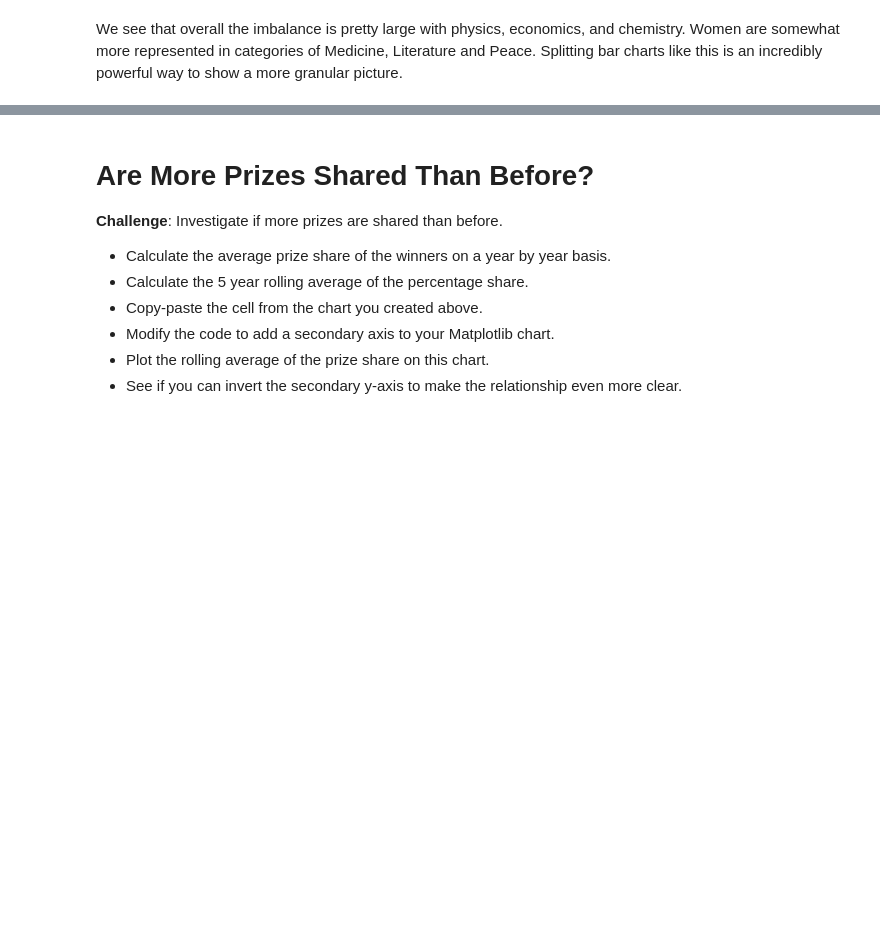
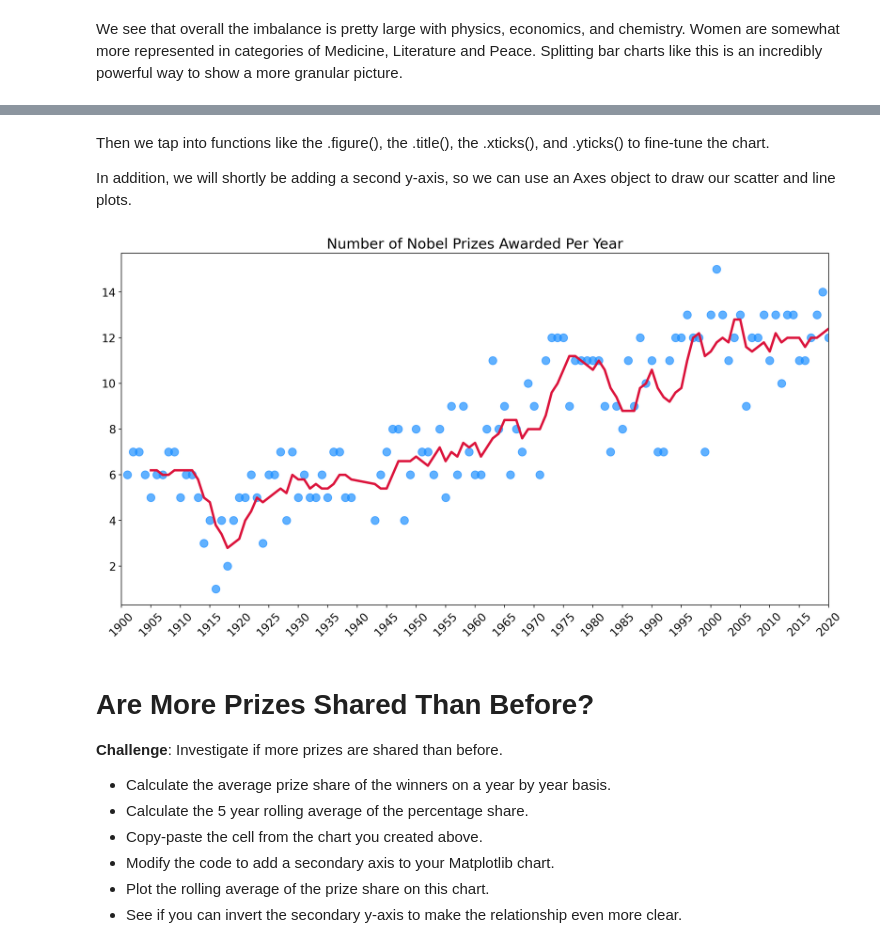
Before and after one commit to ksg-dev/nobel-price-analysis, a Jupyter notebook: Nobel_Prize_Analysis_(start).ipynb, the cells around one changed output, grey strips where cells are left out. Saved outputs shown, nothing was run; the diff lists cells and outputs as text; code cells hidden in the pictures; blank space fills up the shorter version.

```diff
--- a/Nobel_Prize_Analysis_(start).ipynb
+++ b/Nobel_Prize_Analysis_(start).ipynb
@@ -479,3 +521,40 @@ We see that overall the imbalance is pretty large with physics, economics, and c
+# %% [markdown]
+Then we tap into functions like the .figure(), the .title(), the .xticks(), and .yticks() to fine-tune the chart.
+
+In addition, we will shortly be adding a second y-axis, so we can use an Axes object to draw our scatter and line plots.
+# %%
+plt.figure(figsize=(16,8), dpi=200)
+
+plt.title('Number of Nobel Prizes Awarded Per Year', fontsize=18)
+
+plt.yticks(fontsize=14)
+plt.xticks(
+    ticks=np.arange(1900, 2021, step=5),
+    fontsize=14,
+    rotation=45
+)
+
+ax=plt.gca() # Get current axis
+ax.set_xlim(1900, 2020)
+
+ax.scatter(
+    x=prizes_by_year.index,
+    y=prizes_by_year.values,
+    c='dodgerblue',
+    alpha=0.7,
+    s=100
+)
+
+ax.plot(
+    prizes_by_year.index,
+    moving_avg.values,
+    c='crimson',
+    linewidth=3
+)
+
+plt.show()
+# %% [output]
+[figure, added]
 # %% [markdown]
 # Are More Prizes Shared Than Before?
 
```
Also changed, not shown: parts of 18 cells of this notebook.
